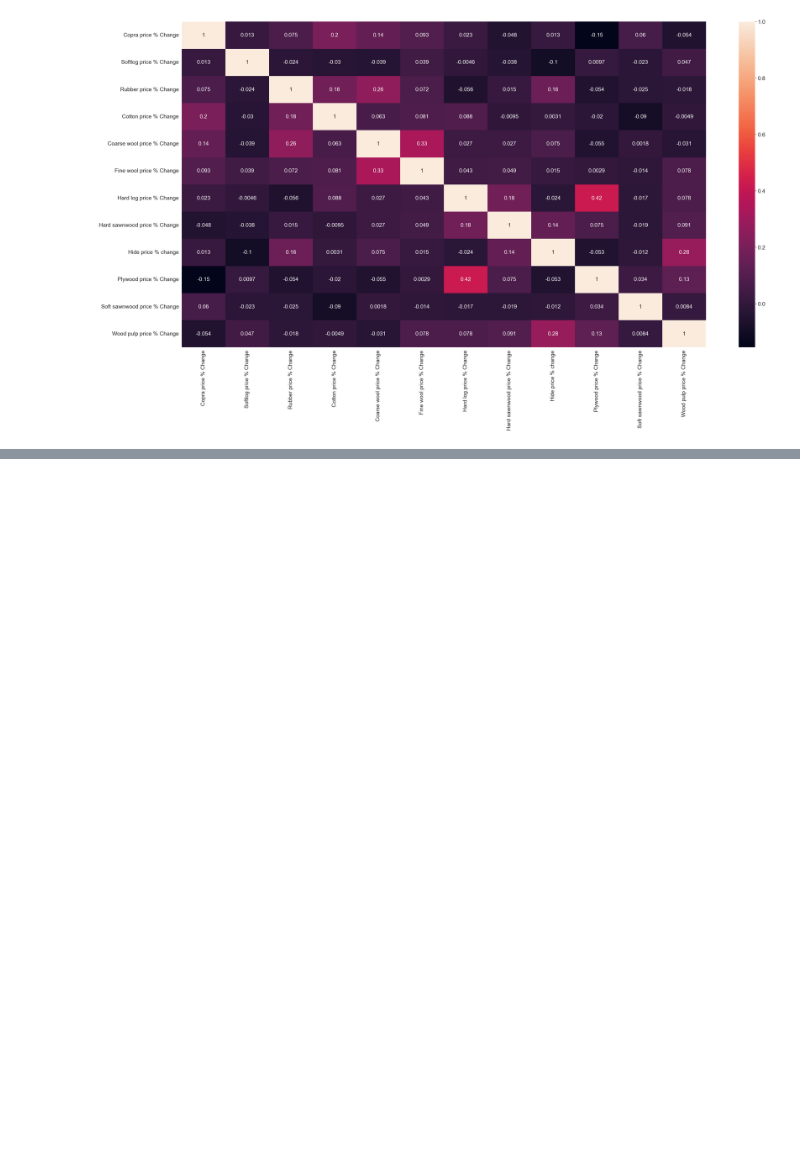
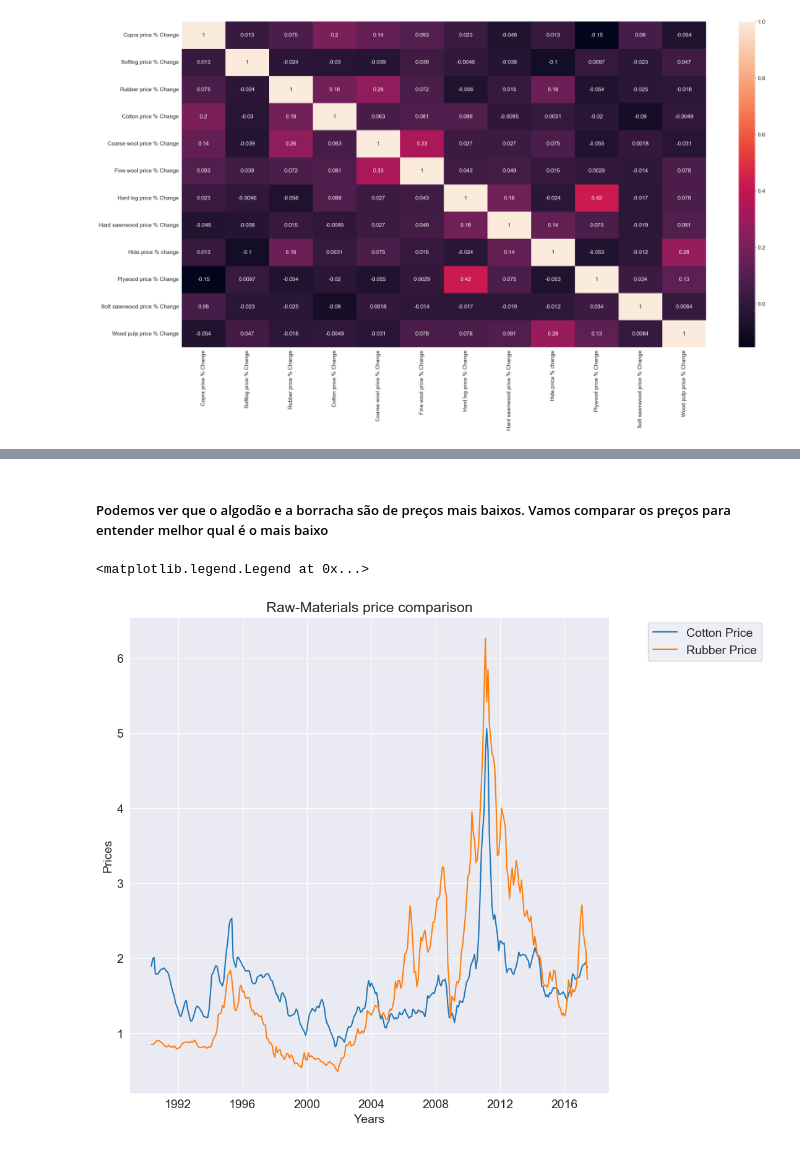
Before and after one commit to NatashaB-randao/Agricultural-Raw-Material-prices-1990-2020-, a Jupyter notebook: Agricultural.ipynb, the cells around one changed output, grey strips where cells are left out. Saved outputs shown, nothing was run; the diff lists cells and outputs as text; code cells hidden in the pictures; blank space fills up the shorter version.

```diff
--- a/Agricultural.ipynb
+++ b/Agricultural.ipynb
@@ -157,0 +243,21 @@ plt.show()
+# %% [markdown]
+##### Podemos ver que o algodão e a borracha são de preços mais baixos. Vamos comparar os preços para entender melhor qual é o mais baixo
+# %%
+# Cria uma nova figura com tamanho de 10x10 polegadas.
+plt.figure(figsize=(10, 10))
+
+# Plota as séries temporais de 'Cotton Price' e 'Rubber Price' no mesmo gráfico.
+plt.plot(df[['Cotton Price','Rubber Price']])
+
+# Adiciona um título ao gráfico.
+plt.title("Raw-Materials price comparison")
+
+# Adiciona rótulos aos eixos x e y.
+plt.xlabel('Years')
+plt.ylabel('Prices')
+
+# Adiciona uma legenda indicando as séries temporais representadas no gráfico.
+plt.legend(['Cotton Price','Rubber Price'], loc='upper center', bbox_to_anchor=(1.2, 1))
+# %% [output]
+<matplotlib.legend.Legend at 0x...>
+[figure, added]
```
Also changed, not shown: parts of 7 cells of this notebook.
